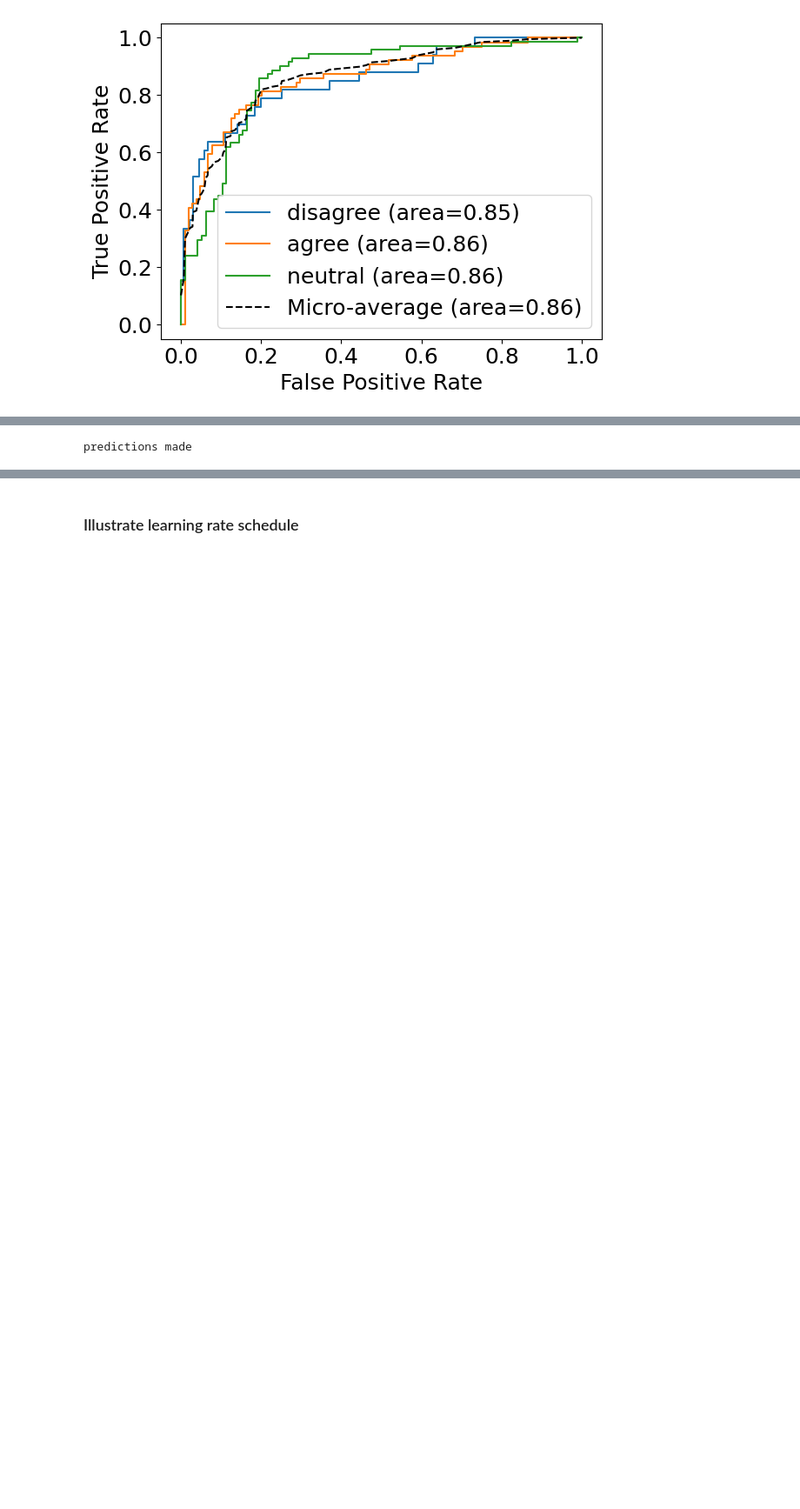
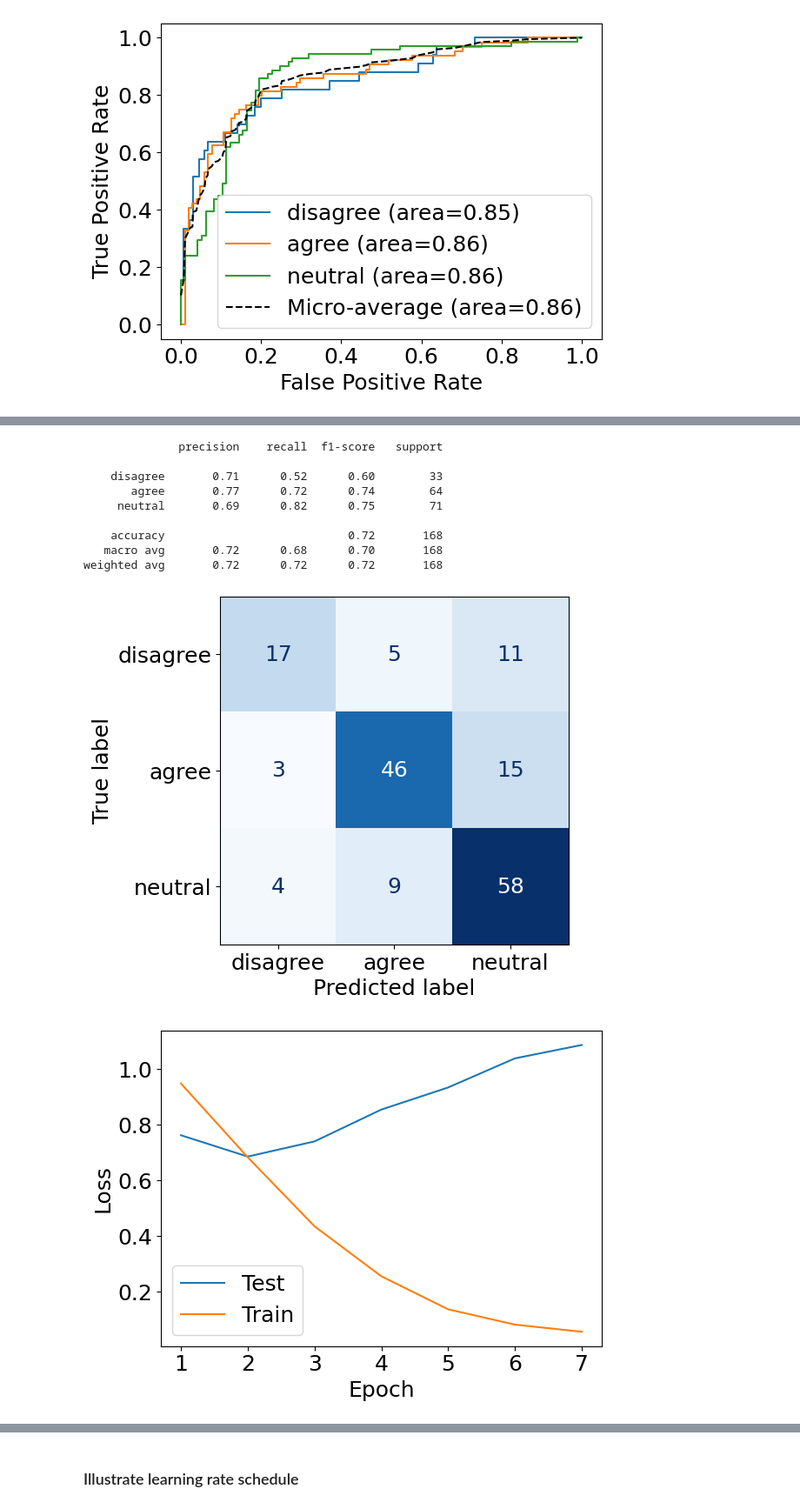
Before and after one commit to rldekkers/thesis-msc-data-science, a Jupyter notebook: 3_models.ipynb, the cells around one changed output, grey strips where cells are left out. Shown at 87% size. Drawn from its saved outputs; the diff is of its cells as text; code cells hidden in the pictures; blank space fills up the shorter version.

```diff
--- a/3_models.ipynb
+++ b/3_models.ipynb
@@ -1061,27 +1094,21 @@ tokenizer = AutoTokenizer.from_pretrained(folder_path)
 # %%
-log = get_model_log(model_name)
-best_ckpt_path = get_model_best_ckpt_path(model_name)
-
-
-y_true = get_y_true(model_name)
-y_pred = get_y_pred(model_name, best_ckpt_path)
-
-y_true_one_hot = get_y_true_one_hot(model_name)
-y_pred_probs = get_y_pred_prob(model_name, best_ckpt_path)
-
-print('predictions made')
-
-labels = list(label2id.keys())
-
-folderpath = dir_diagrams / 'evaluation'
-
-# make_conf_matrix(y_true, y_pred, labels,
-#                         save=True, folderpath = folderpath, filename=f'conf_matrix_{model_name}')
-# make_classification_report(y_true, y_pred, labels,
-#                         save=True, folderpath = folderpath, filename=f'class_report_{model_name}')
-# make_loss_per_epoch(log,
-#                         save=True, folderpath = folderpath, filename = f'loss_{model_name}')
-# make_roc_curve(y_true_one_hot, y_pred_probs, labels,
-#                         save=True, folderpath = folderpath, filename = f'roc_{model_name}')
+make_conf_matrix(y_true, y_pred, labels,
+                            save=True, folderpath = folderpath, filename=f'conf_matrix_{model_name}')
+make_classification_report(y_true, y_pred, labels,
+                        save=True, folderpath = folderpath, filename=f'class_report_{model_name}')
+make_loss_per_epoch(log,
+                        save=True, folderpath = folderpath, filename = f'loss_{model_name}')
+make_roc_curve(y_true_one_hot, y_pred_probs, labels,
+                        save=True, folderpath = folderpath, filename = f'roc_{model_name}')
 # %% [output]
-predictions made
+              precision    recall  f1-score   support
+
+    disagree       0.71      0.52      0.60        33
+       agree       0.77      0.72      0.74        64
+     neutral       0.69      0.82      0.75        71
+
+    accuracy                           0.72       168
+   macro avg       0.72      0.68      0.70       168
+weighted avg       0.72      0.72      0.72       168
+[figure, added]
+[figure, added]
```
Also changed, not shown: parts of 53 cells of this notebook, 1 other file.
